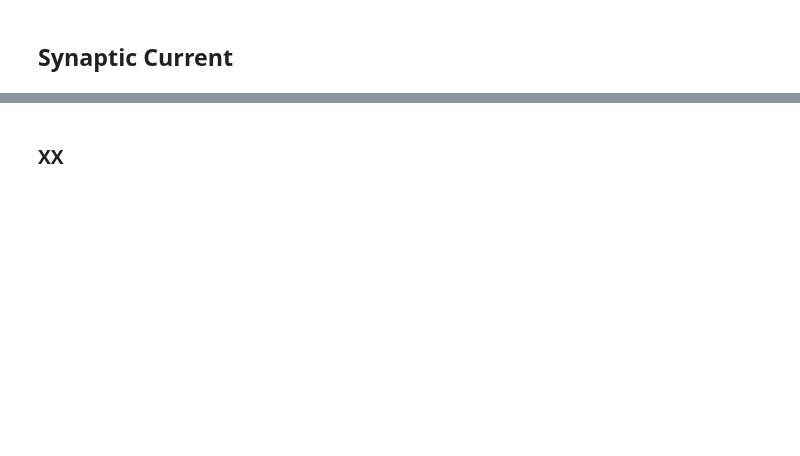
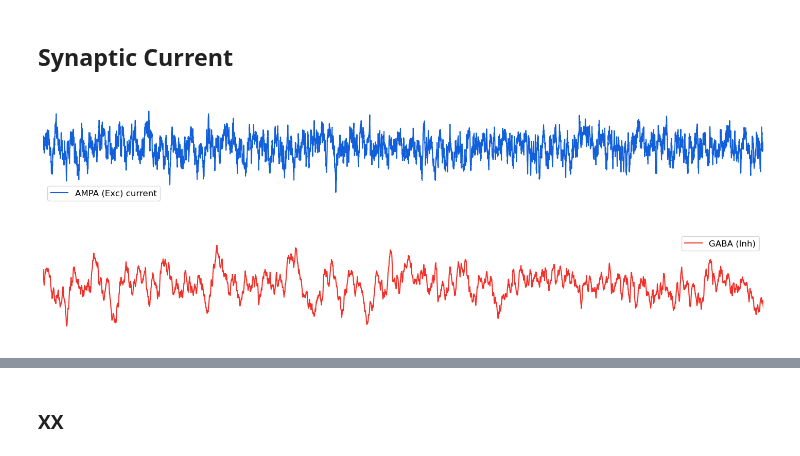
Before and after one commit to fooof-tools/Visualizers, a Jupyter notebook: notebooks/PSPModel.ipynb, the cells around one changed output, grey strips where cells are left out. Saved outputs shown, nothing was run; the diff lists cells and outputs as text; code cells hidden in the pictures; blank space fills up the shorter version.

```diff
--- a/notebooks/PSPModel.ipynb
+++ b/notebooks/PSPModel.ipynb
@@ -262,10 +287,11 @@ gaba_rate = 1
 ampa_current = sim_synaptic_current(30, fs, tau_r=ampa_rise, tau_d=ampa_decay, firing_rate=ampa_rate)
 gaba_current = sim_synaptic_current(30, fs, tau_r=gaba_rise, tau_d=gaba_decay, firing_rate=gaba_rate)
 # %%
-plot_time_series(None, ampa_current, colors=COLORS['ampa'], xlim=xlim, labels='AMPA (Exc) current')
-plt.gca().axis('off');
-plot_time_series(None, gaba_current, colors=COLORS['gaba'], xlim=xlim, labels='GABA (Inh)')
-plt.gca().axis('off');
+plot_time_series(None, ampa_current, colors=COLORS['ampa'], xlim=xlim, labels='AMPA (Exc) current', axis=False)
+plot_time_series(None, gaba_current, colors=COLORS['gaba'], xlim=xlim, labels='GABA (Inh)', axis=False)
+# %% [output]
+[figure, added]
+[figure, added]
 # %%
 ei_ratio = 0.5
 # %%
```
Also changed, not shown: parts of 30 cells of this notebook, 3 other files.
